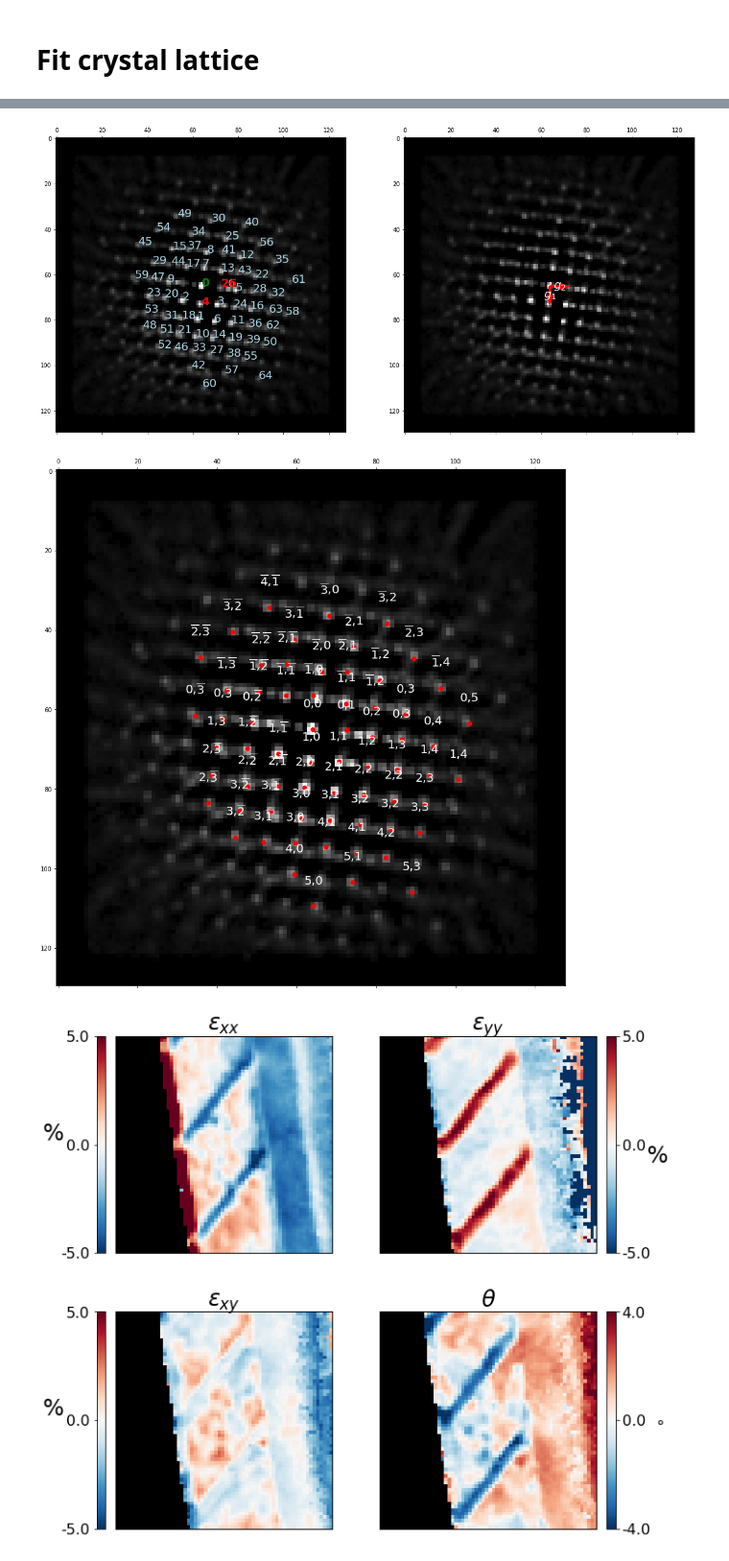
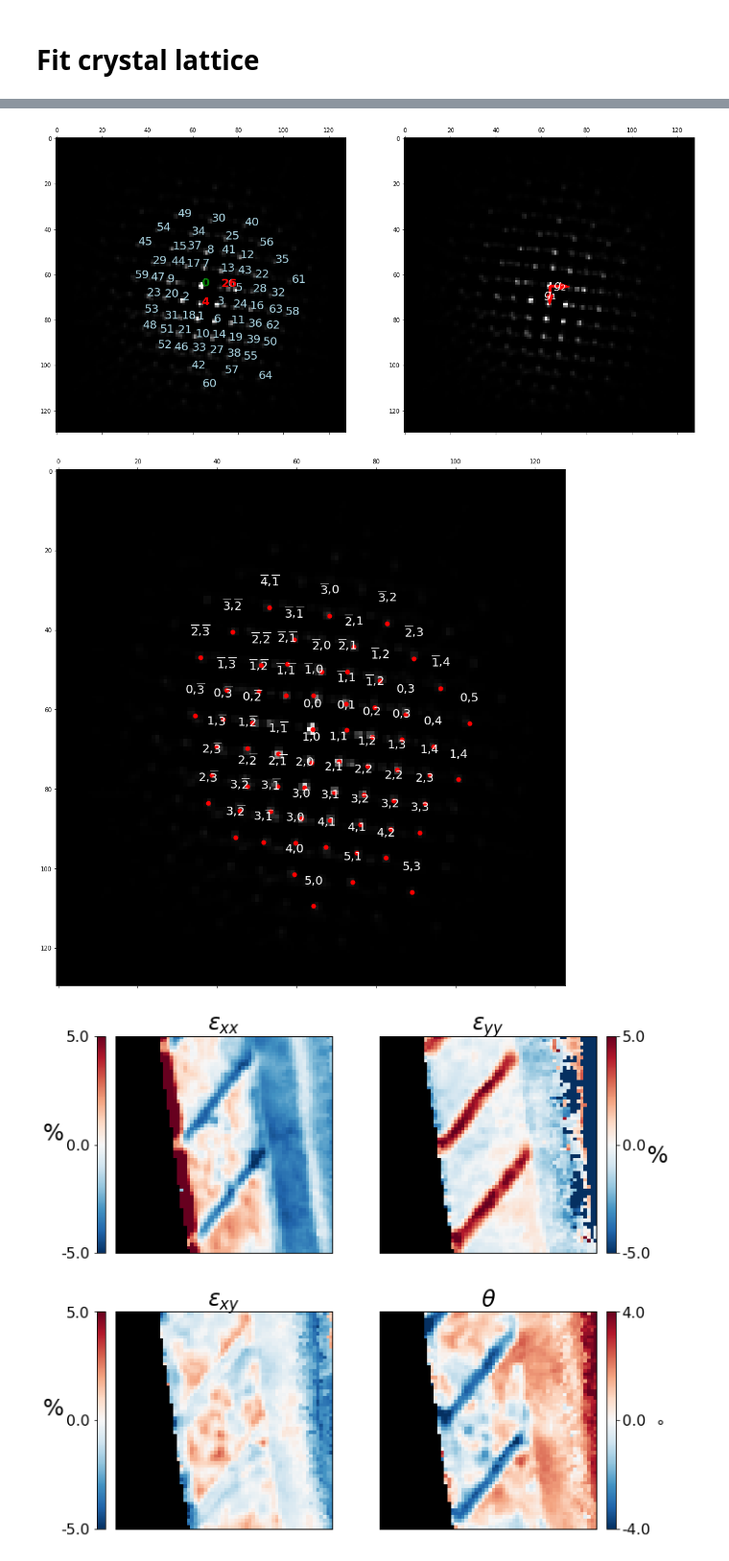
Before and after one commit to py4dstem/py4DSTEM_tutorials, a Jupyter notebook: notebooks/strain_crystalline/PTO_Cornell_correlation.ipynb, the cells around one changed output, grey strips where cells are left out. Shown at 96% size. Drawn from its saved outputs; the diff is of its cells as text; code cells hidden in the pictures.

```diff
--- a/notebooks/strain_crystalline/PTO_Cornell_correlation.ipynb
+++ b/notebooks/strain_crystalline/PTO_Cornell_correlation.ipynb
@@ -32,12 +32,11 @@ py4DSTEM.__version__
 # %%
 # File paths - output files will be augmented with the correct file extension
-file_path_input = '/media/cophus/DATA/4DSTEM/PTODSO_small_128x130x64x64_float_x64_y64.raw'
-file_path_output = '/media/cophus/DATA/4DSTEM/PTODSO_strain_correlation'
-# file_path_input = 'C:/data/SiGe_sims/Ge_SiGe_multilayer_stack_ideal.h5'
-# file_path_output = 'C:/data/SiGe_sims/output_Ge_SiGe_multilayer_stack_ideal'
-
-file_path_input = '/Users/Ben/Work/Data/py4DSTEM_tutorials/PTODSO_small_128x130x64x64_float_x64_y64.raw'
-file_path_output = '/Users/Ben/Work/Data/py4DSTEM_tutorials/PTODSO_strain_correlation'
+# file_path_input = '/media/cophus/DATA/4DSTEM/PTODSO_small_128x130x64x64_float_x64_y64.raw'
+# file_path_output = '/media/cophus/DATA/4DSTEM/PTODSO_strain_correlation_output'
+file_path_input = 'C:/Users/cophus/Desktop/data/PTODSO_small_128x130x64x64_float_x64_y64.raw'
+file_path_output = 'C:/Users/cophus/Desktop/data/PTODSO_strain_correlation_output'
+# file_path_input = '/Users/Ben/Work/Data/py4DSTEM_tutorials/PTODSO_small_128x130x64x64_float_x64_y64.raw'
+# file_path_output = '/Users/Ben/Work/Data/py4DSTEM_tutorials/PTODSO_strain_correlation_output'
 # %%
 # manual reading of EMPAD data
 data_size = (64, 64, 130, 128)
@@ -119,7 +118,7 @@ py4DSTEM.visualize.show_image_grid(
 Because the disks are so close together and no vacuum probe measurement is available, we will generate a synthetic probe kernel.
 # %%
 # Dimensions of the synthetic probe
-probe_radius = 3
+probe_radius = 3.0
 probe_width = 1.5
 
 # Make the synthetic probe function
@@ -253,8 +251,6 @@ gx, gy, gI = py4DSTEM.process.utils.get_maxima_2D(
     edgeBoundary=4,
     minSpacing=6,
     minRelativeIntensity=0.0002,
-    relativeToPeak=0,
-    maxNumPeaks=200,
     subpixel='multicorr'
 )
 
@@ -268,7 +264,7 @@ py4DSTEM.visualize.show_points(
     min=0,
     max=1e7,
     scaling='power',
-    power=0.25,
+    power=0.5,
     open_circles=True,
     scale=200)
 # %% [output]
@@ -285,31 +281,31 @@ g1,g2 = py4DSTEM.visualize.select_lattice_vectors(
     min=0,
     max=1e7,
     scaling='power',
-    power=0.25,
+    power=0.5,
     gx=gx,gy=gy,
     i0=index_0,
     i1=index_g1,
     i2=index_g2)
 # %% [output]
-[figure, old version]
+[figure, new version]
 # %%
 # Get indexing for all peaks, plot the indices overlaid onto the peaks
 h, k, braggdirections = py4DSTEM.process.latticevectors.index_bragg_directions(
     qx0,qy0,
     gx,gy,
     g1,g2)
 py4DSTEM.visualize.show_bragg_indexing(
     bragg_vector_map,
     clipvals='manual',
     min=0,
-    max=4e6,
+    max=2e7,
     scaling='power',
-    power=0.25,
+    power=0.5,
     figsize=(16,16),
     braggdirections=braggdirections,
     points=True)
 # %% [output]
-[figure, old version]
+[figure, new version]
 # %%
 # maximum peak spacing from expected positions
 max_peak_spacing = 3
```
Also changed, not shown: parts of 6 cells of this notebook.
